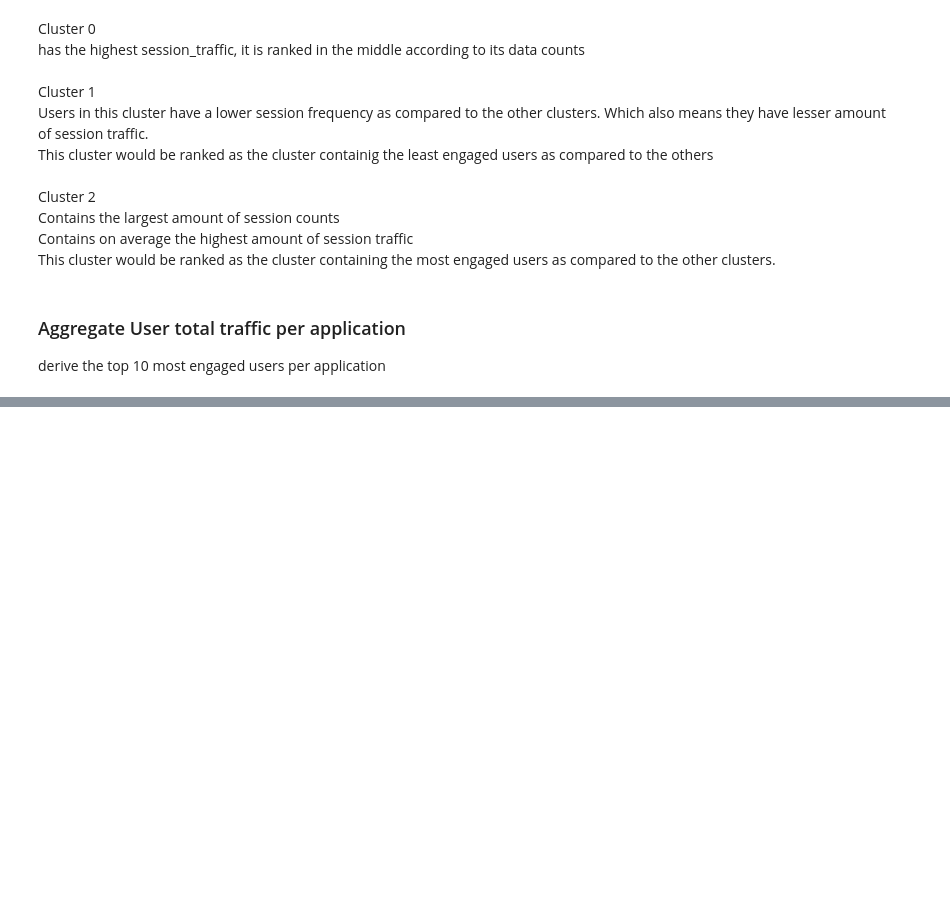
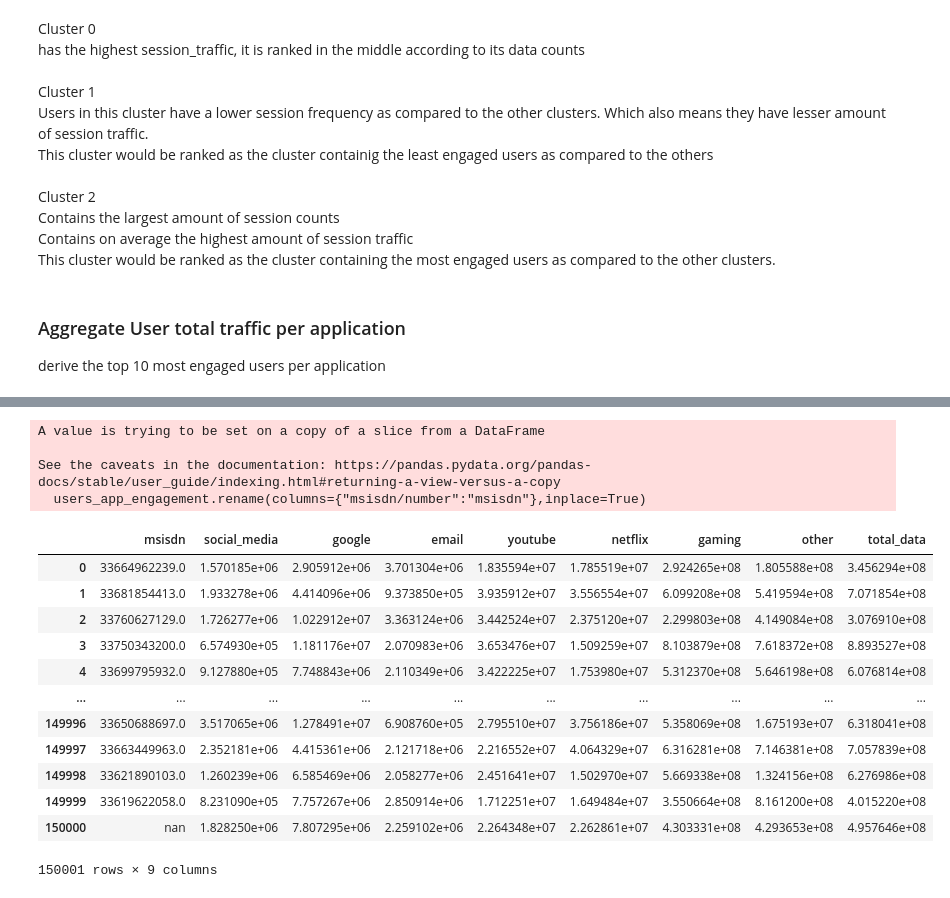
Before and after one commit to Nathnael12/Telecom_data_analysis, a Jupyter notebook: notebooks/UserEngagementAnalysis.ipynb, the cells around one changed output, grey strips where cells are left out. Saved outputs shown, nothing was run; the diff lists cells and outputs as text; code cells hidden in the pictures; blank space fills up the shorter version.

```diff
--- a/notebooks/UserEngagementAnalysis.ipynb
+++ b/notebooks/UserEngagementAnalysis.ipynb
@@ -385,0 +406,33 @@ derive the top 10 most engaged users per application
+# %%
+# calculate total data (UL and DL) per application
+
+cleaned_df["social_media"] = cleaned_df["social_media_dl_(bytes)"] + cleaned_df['social_media_ul_(bytes)']
+cleaned_df["google"] = cleaned_df["google_dl_(bytes)"] + cleaned_df["google_ul_(bytes)"]
+cleaned_df['email'] = cleaned_df["email_dl_(bytes)"] + cleaned_df["email_ul_(bytes)"]
+cleaned_df['youtube'] = cleaned_df["youtube_dl_(bytes)"] + cleaned_df["youtube_ul_(bytes)"]
+cleaned_df['netflix'] = cleaned_df["netflix_dl_(bytes)"] + cleaned_df["netflix_ul_(bytes)"]
+cleaned_df["gaming"] = cleaned_df["gaming_dl_(bytes)"] + cleaned_df["gaming_ul_(bytes)"]
+cleaned_df['other']= cleaned_df["other_dl_(bytes)"]+ cleaned_df["other_ul_(bytes)"]
+cleaned_df['total_data'] = cleaned_df['total_dl_(bytes)'] + cleaned_df['total_ul_(bytes)']
+# %%
+users_app_engagement=cleaned_df[['msisdn/number','social_media','google','email','youtube','netflix','gaming','other','total_data']]
+users_app_engagement.rename(columns={"msisdn/number":"msisdn"},inplace=True)
+users_app_engagement
+# %% [output]
+A value is trying to be set on a copy of a slice from a DataFrame
+
+See the caveats in the documentation: https://pandas.pydata.org/pandas-docs/stable/user_guide/indexing.html#returning-a-view-versus-a-copy
+  users_app_engagement.rename(columns={"msisdn/number":"msisdn"},inplace=True)
+|  | msisdn | social_media | google | email | youtube | netflix | gaming | other | total_data |
+| 0 | 33664962239.0 | 1.570185e+06 | 2.905912e+06 | 3.701304e+06 | 1.835594e+07 | 1.785519e+07 | 2.924265e+08 | 1.805588e+08 | 3.456294e+08 |
+| 1 | 33681854413.0 | 1.933278e+06 | 4.414096e+06 | 9.373850e+05 | 3.935912e+07 | 3.556554e+07 | 6.099208e+08 | 5.419594e+08 | 7.071854e+08 |
+| 2 | 33760627129.0 | 1.726277e+06 | 1.022912e+07 | 3.363124e+06 | 3.442524e+07 | 2.375120e+07 | 2.299803e+08 | 4.149084e+08 | 3.076910e+08 |
+| 3 | 33750343200.0 | 6.574930e+05 | 1.181176e+07 | 2.070983e+06 | 3.653476e+07 | 1.509259e+07 | 8.103879e+08 | 7.618372e+08 | 8.893527e+08 |
+| 4 | 33699795932.0 | 9.127880e+05 | 7.748843e+06 | 2.110349e+06 | 3.422225e+07 | 1.753980e+07 | 5.312370e+08 | 5.646198e+08 | 6.076814e+08 |
+| ... | ... | ... | ... | ... | ... | ... | ... | ... | ... |
+| 149996 | 33650688697.0 | 3.517065e+06 | 1.278491e+07 | 6.908760e+05 | 2.795510e+07 | 3.756186e+07 | 5.358069e+08 | 1.675193e+07 | 6.318041e+08 |
+| 149997 | 33663449963.0 | 2.352181e+06 | 4.415361e+06 | 2.121718e+06 | 2.216552e+07 | 4.064329e+07 | 6.316281e+08 | 7.146381e+08 | 7.057839e+08 |
+| 149998 | 33621890103.0 | 1.260239e+06 | 6.585469e+06 | 2.058277e+06 | 2.451641e+07 | 1.502970e+07 | 5.669338e+08 | 1.324156e+08 | 6.276986e+08 |
+| 149999 | 33619622058.0 | 8.231090e+05 | 7.757267e+06 | 2.850914e+06 | 1.712251e+07 | 1.649484e+07 | 3.550664e+08 | 8.161200e+08 | 4.015220e+08 |
+| 150000 | nan | 1.828250e+06 | 7.807295e+06 | 2.259102e+06 | 2.264348e+07 | 2.262861e+07 | 4.303331e+08 | 4.293653e+08 | 4.957646e+08 |
+150001 rows × 9 columns
```
Also changed, not shown: parts of 8 cells of this notebook.
